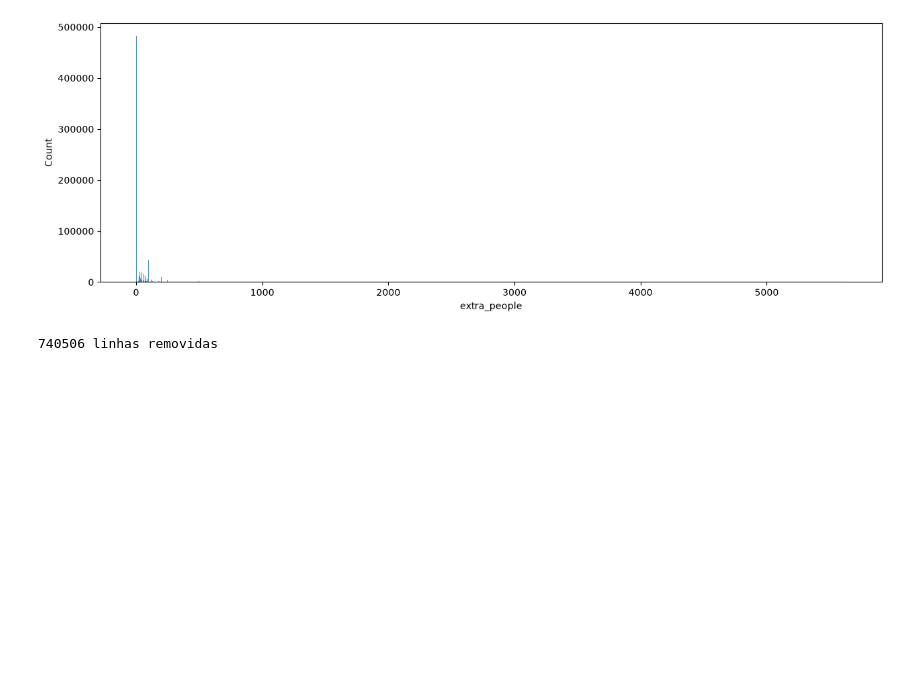
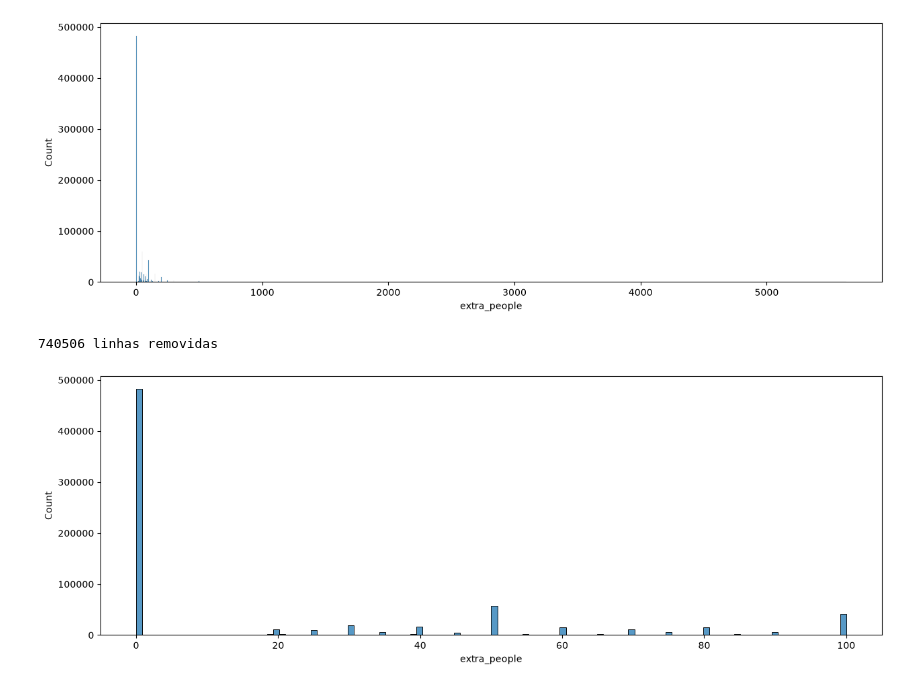
Before and after one commit to caioluizribeirochaves/Projeto-Data-Science, a Jupyter notebook: Solucao-Airbnb-Rio.ipynb, the cells around one changed output. Cells and saved outputs as stored; diff of their text form; code cells hidden in the pictures; blank space fills up the shorter version.

```diff
--- a/Solucao-Airbnb-Rio.ipynb
+++ b/Solucao-Airbnb-Rio.ipynb
@@ -230,3 +230,7 @@ base_airbnb, linhas_excluidas = excluir_outlier(base_airbnb, 'extra_people')
 print(f'{linhas_excluidas} linhas removidas')
 # %% [output]
 740506 linhas removidas
+# %%
+histograma(base_airbnb['extra_people'])
+# %% [output]
+[figure, added]
```
Also changed, not shown: parts of 4 cells of this notebook.
